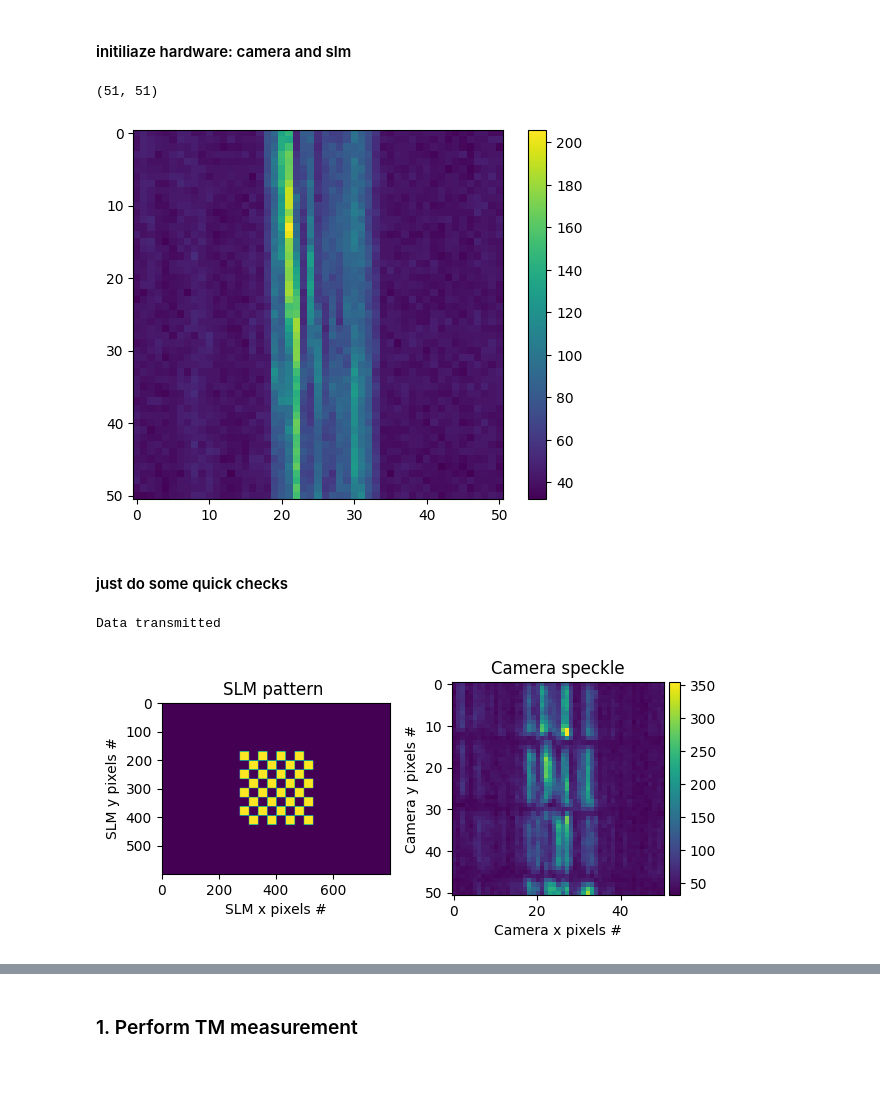
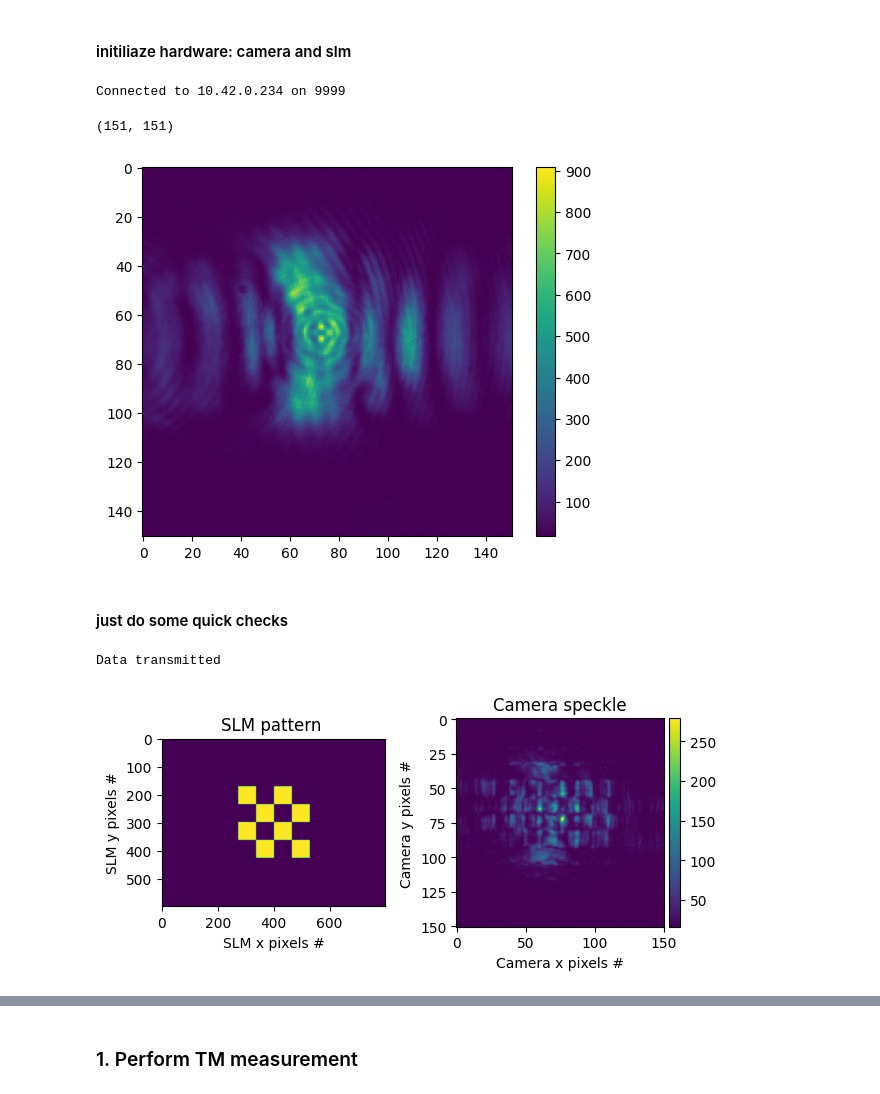
Before and after one commit to alextavern/slmoptim, a Jupyter notebook: notebooks/TM_measurement.ipynb, the cells around one changed output, grey strips where cells are left out. Drawn from its saved outputs; the diff is of its cells as text; code cells hidden in the pictures.

```diff
--- a/notebooks/TM_measurement.ipynb
+++ b/notebooks/TM_measurement.ipynb
@@ -84,16 +84,16 @@ import time
 resX, resY = (800, 600)
 
 # the number of controlled segments on the SLM num_in ** 2
-num_in = 64
+num_in = 32
 # size of macropixels on slm 2 ** slm_macropix
-slm_macropixel = 3
+slm_macropixel = 4
 
 # 2pi value
 slm_calib_px = 112
 
 # Define observation window on camera
-roi_size = 200
-off = (0, 0)
+roi_size = 600
+off = (0, -50)
 
 # roi = cam.set_roi(roi_size, off)
 # print(roi)
@@ -113,19 +113,20 @@ path = '/home/optomeca/Documents/measurements'
 # %%
 
 init = InitExperiment(roi_size, off, bins, exposure_time, gain, timeout)
 camera = init.init_cam()
-# slm = init.init_slm()
+slm = init.init_slm()
 
 frame = camera.get_pending_frame_or_null()
 frame = np.copy(frame.image_buffer)
 
 plt.imshow(frame)
 plt.colorbar()
 
 frame.shape
 # %% [output]
-(51, 51)
+Connected to 10.42.0.234 on 9999
+(151, 151)
-[figure, old version]
+[figure, new version]
 # %%
 init.close_cam()
 # %% [markdown]
@@ -136,7 +137,7 @@ pattern, frame = check(slm, camera,
                        num_in, (8, 8), slm_macropixel)
 # %% [output]
 Data transmitted
-[figure, old version]
+[figure, new version]
 # %%
 pattern, frame = check(slm, camera,
                        num_in, (1, 1), slm_macropixel)
```
Also changed, not shown: parts of 5 cells of this notebook, 2 other files.
